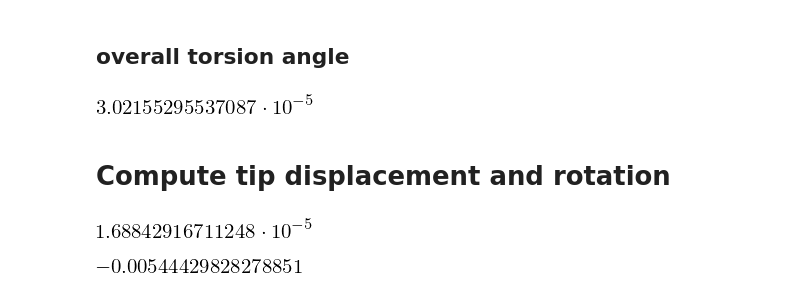
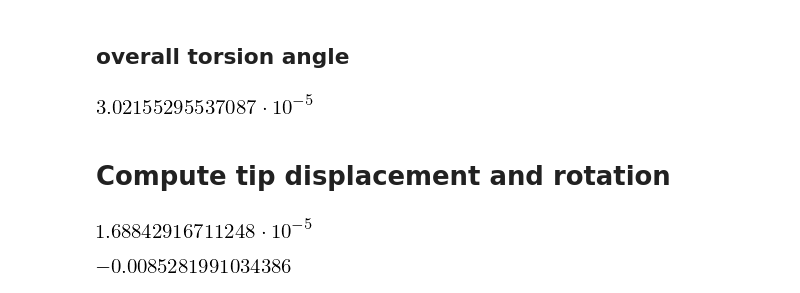
Before and after one commit to Ccaccia73/semimonocoque, a Jupyter notebook: 10_Stab_SF260.ipynb, the cells around one changed output. Saved outputs shown, nothing was run; the diff lists cells and outputs as text; code cells hidden in the pictures.

```diff
--- a/10_Stab_SF260.ipynb
+++ b/10_Stab_SF260.ipynb
@@ -796,9 +796,14 @@ Jxx = np.array([Ixx1, Ixx2, Ixx3, Ixx4, Ixx5])
 sum(θ)
 # %% [output]
 [figure]
+# %%
+Lc = np.zeros(6)
+Lc[1:] = L
+# %%
+Lt = np.cumsum(Lc)
 # %%
-y = -Mx*L**2/(2*E*Jxx)
-yf = sum([-L[i]*sum(θ[:i-1]) for i in range(1,len(L))]) + sum(y)
-yf
+δ = [Mx*(Lt[i]-Lt[i-1])/(E*Jxx[i-1])*((Lt[i]+Lt[i-1])/2-Lt[-1]) for i in range(1,len(Lt))]
-# %% [output]
-[figure, removed]
+# %%
+sum(δ)
+# %% [output]
+[figure, added]
```
